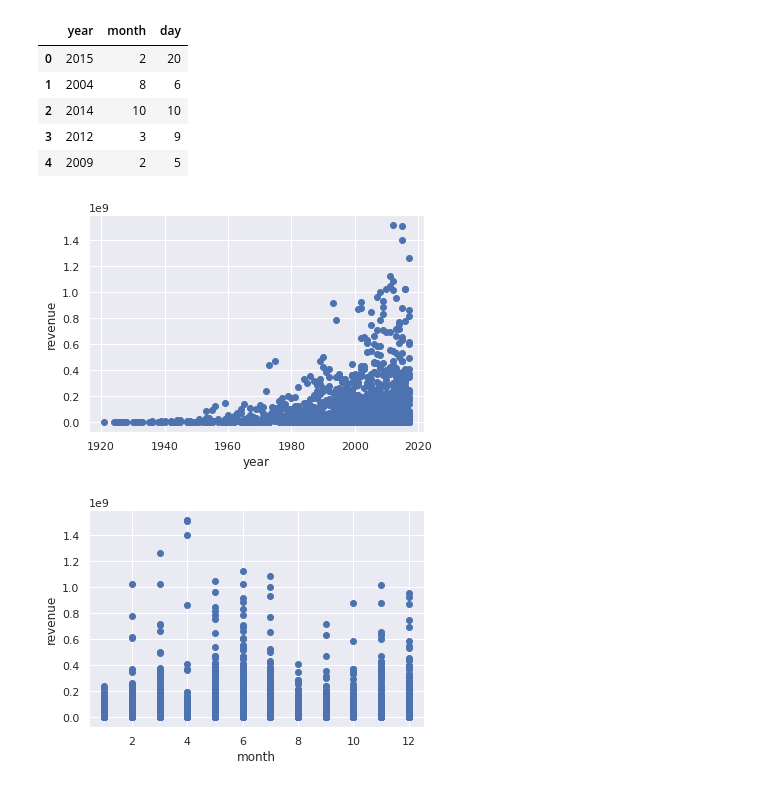
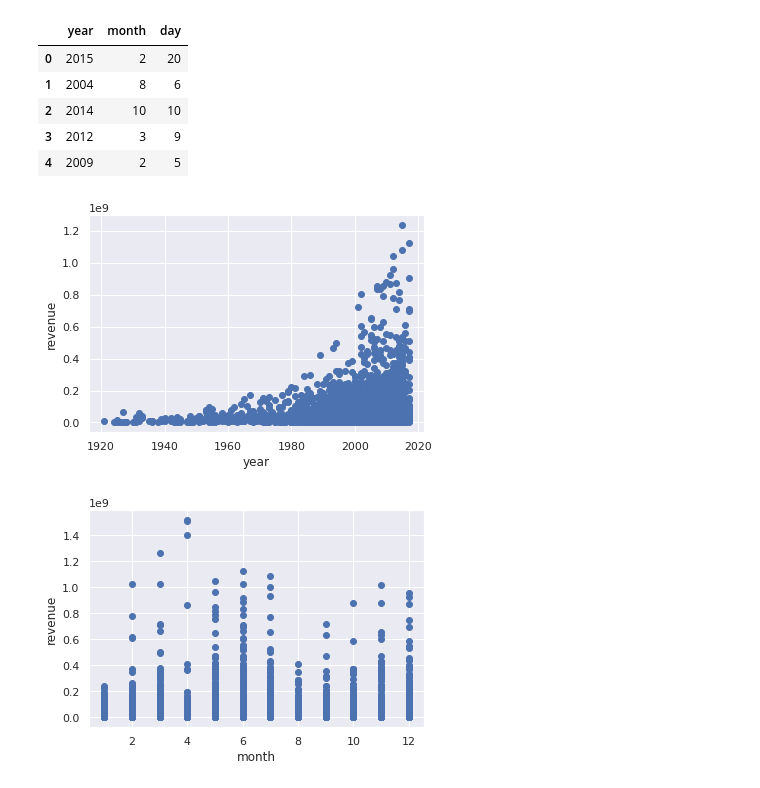
Before and after one commit to achillelamb/the-movie-db, a Jupyter notebook: The-Movie-DB.ipynb, the cells around one changed output. Cells and saved outputs as stored; diff of their text form; code cells hidden in the pictures.

```diff
--- a/The-Movie-DB.ipynb
+++ b/The-Movie-DB.ipynb
@@ -175,3 +175,5 @@ plt.ylabel("revenue")
 plt.show()
 # %% [output]
 [figure]
+# %%
+train_set['tagline']=[1 if type(status) == str else 0 for status in train_set['tagline']]
@@ -224,15 +238,15 @@ See the caveats in the documentation: https://pandas.pydata.org/pandas-docs/stab
 # %%
 # Let's plot the data now
 x = train_set['year']
 #x = [len(train_set['keywords'][i]) for i in range(len(train_set['keywords']))]
-y = train_set['revenue']
+y = train_set['predicted']
 
 plt.scatter(x,y)
 plt.xlabel("year")
 plt.ylabel("revenue")
 plt.show()
 # %% [output]
-[figure, old version]
+[figure, new version]
 # %%
 # Let's plot the data now
 x = train_set['month']
```
Also changed, not shown: parts of 27 cells of this notebook.
